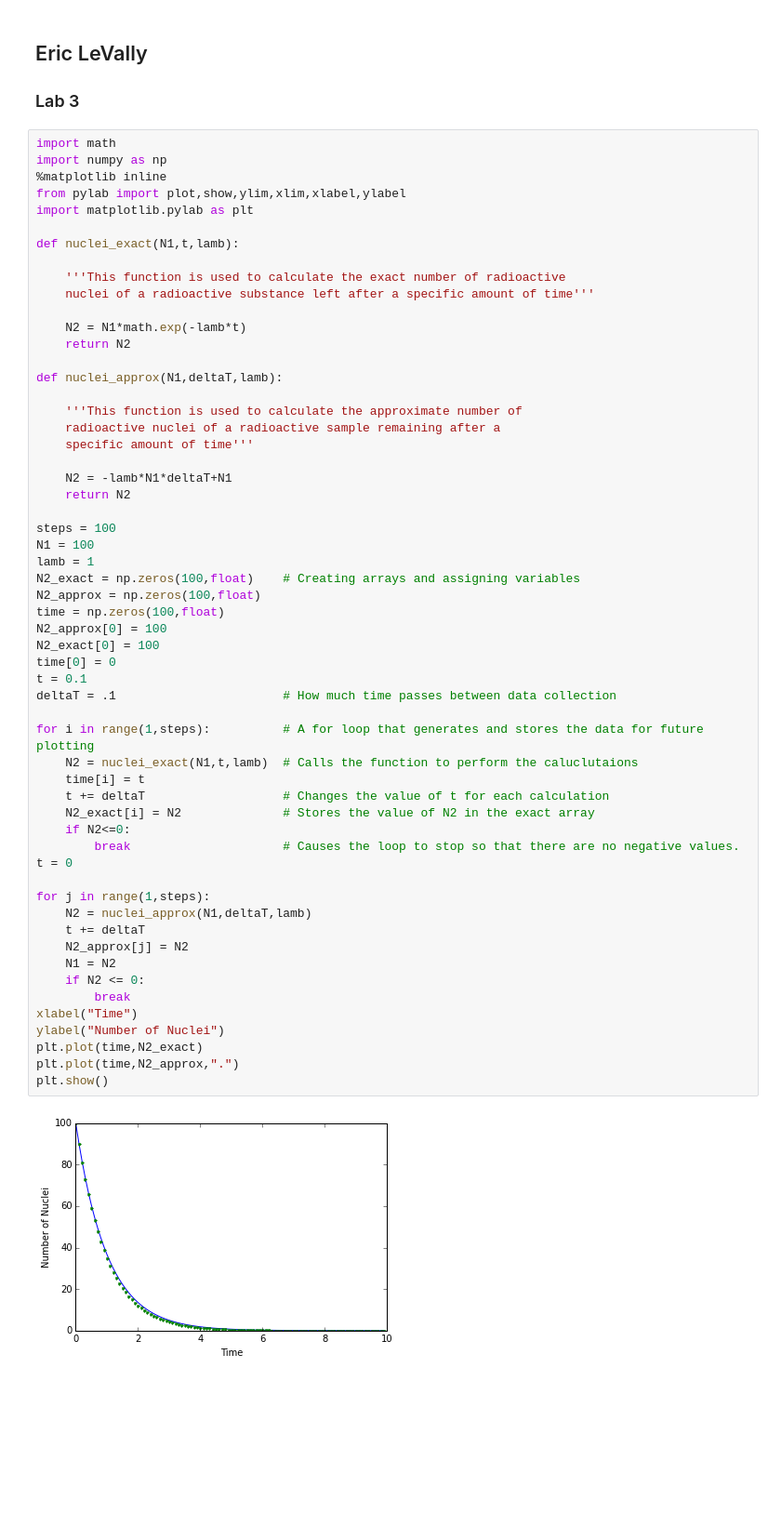
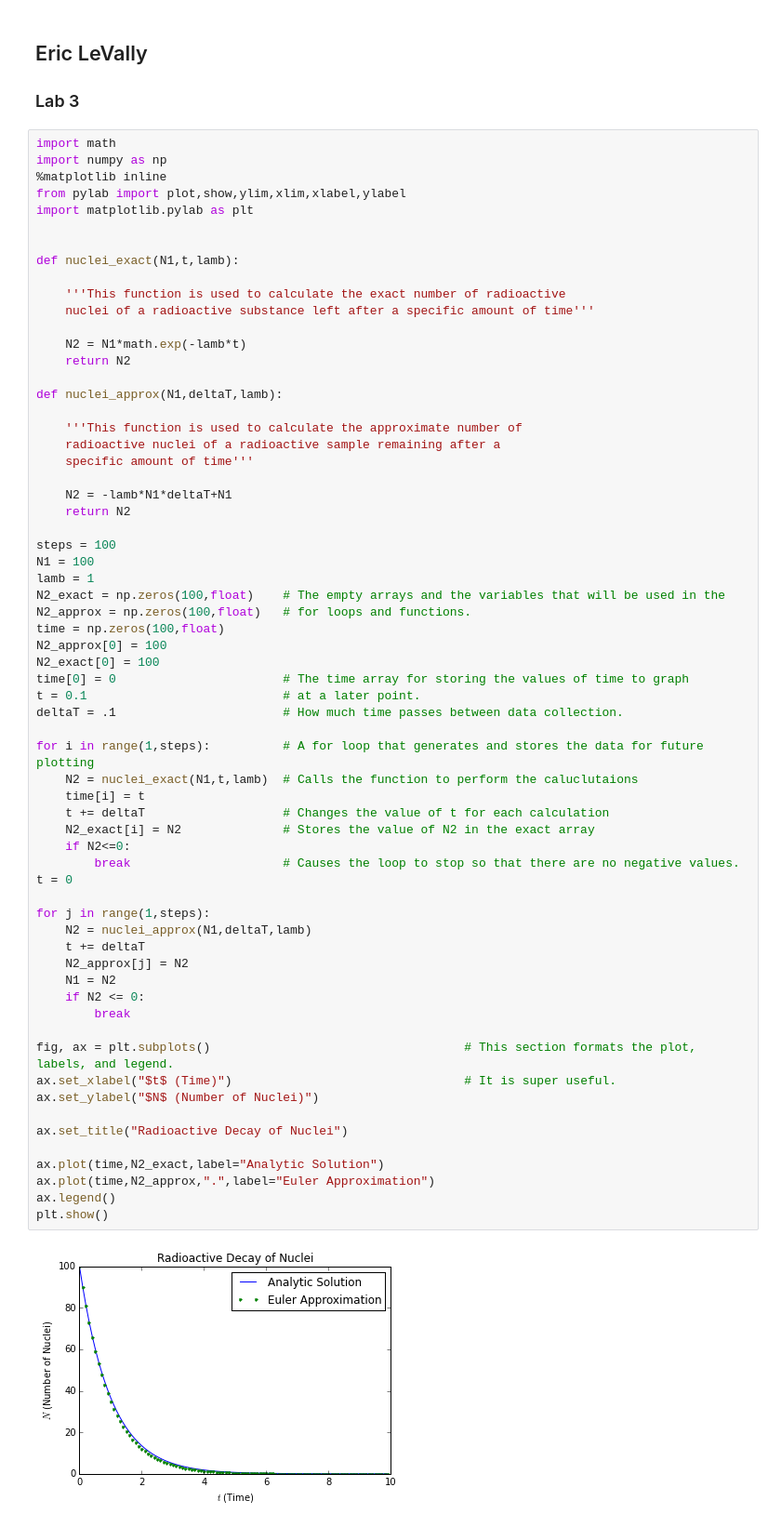
Before and after one commit to elevally/Labs, a Jupyter notebook: Lab 3/Lab 3.ipynb, the cells around one changed output. Shown at 93% size. Saved outputs shown, nothing was run; the diff lists cells and outputs as text; blank space fills up the shorter version.

```diff
--- a/Lab 3/Lab 3.ipynb
+++ b/Lab 3/Lab 3.ipynb
@@ -7,6 +7,7 @@ import numpy as np
 %matplotlib inline
 from pylab import plot,show,ylim,xlim,xlabel,ylabel
 import matplotlib.pylab as plt
+
 
 def nuclei_exact(N1,t,lamb):
 
@@ -23,42 +24,48 @@ def nuclei_approx(N1,deltaT,lamb):
     specific amount of time'''
 
     N2 = -lamb*N1*deltaT+N1
     return N2
 
 steps = 100
 N1 = 100
 lamb = 1
-N2_exact = np.zeros(100,float)    # Creating arrays and assigning variables
-N2_approx = np.zeros(100,float)
+N2_exact = np.zeros(100,float)    # The empty arrays and the variables that will be used in the
+N2_approx = np.zeros(100,float)   # for loops and functions.
 time = np.zeros(100,float)
 N2_approx[0] = 100
 N2_exact[0] = 100
-time[0] = 0
-t = 0.1
-deltaT = .1                       # How much time passes between data collection
+time[0] = 0                       # The time array for storing the values of time to graph
+t = 0.1                           # at a later point.
+deltaT = .1                       # How much time passes between data collection.
 
 for i in range(1,steps):          # A for loop that generates and stores the data for future plotting
     N2 = nuclei_exact(N1,t,lamb)  # Calls the function to perform the caluclutaions
     time[i] = t
     t += deltaT                   # Changes the value of t for each calculation
     N2_exact[i] = N2              # Stores the value of N2 in the exact array
     if N2<=0:
         break                     # Causes the loop to stop so that there are no negative values.
 t = 0
 
 for j in range(1,steps):
     N2 = nuclei_approx(N1,deltaT,lamb)
     t += deltaT
     N2_approx[j] = N2
     N1 = N2
     if N2 <= 0:
         break
-xlabel("Time")
-ylabel("Number of Nuclei")
-plt.plot(time,N2_exact)
-plt.plot(time,N2_approx,".")
+
+fig, ax = plt.subplots()                                   # This section formats the plot, labels, and legend.
+ax.set_xlabel("$t$ (Time)")                                # It is super useful.
+ax.set_ylabel("$N$ (Number of Nuclei)")
+
+ax.set_title("Radioactive Decay of Nuclei")
+
+ax.plot(time,N2_exact,label="Analytic Solution")
+ax.plot(time,N2_approx,".",label="Euler Approximation")
+ax.legend()
 plt.show()
 # %% [output]
-[figure, old version]
+[figure, new version]
 # %% [markdown]
 This is a graph plotting the exact analytical data for a radioactive substance with a lambda of 1.  The blue line represents the
```
Also changed, not shown: parts of 3 cells of this notebook.
